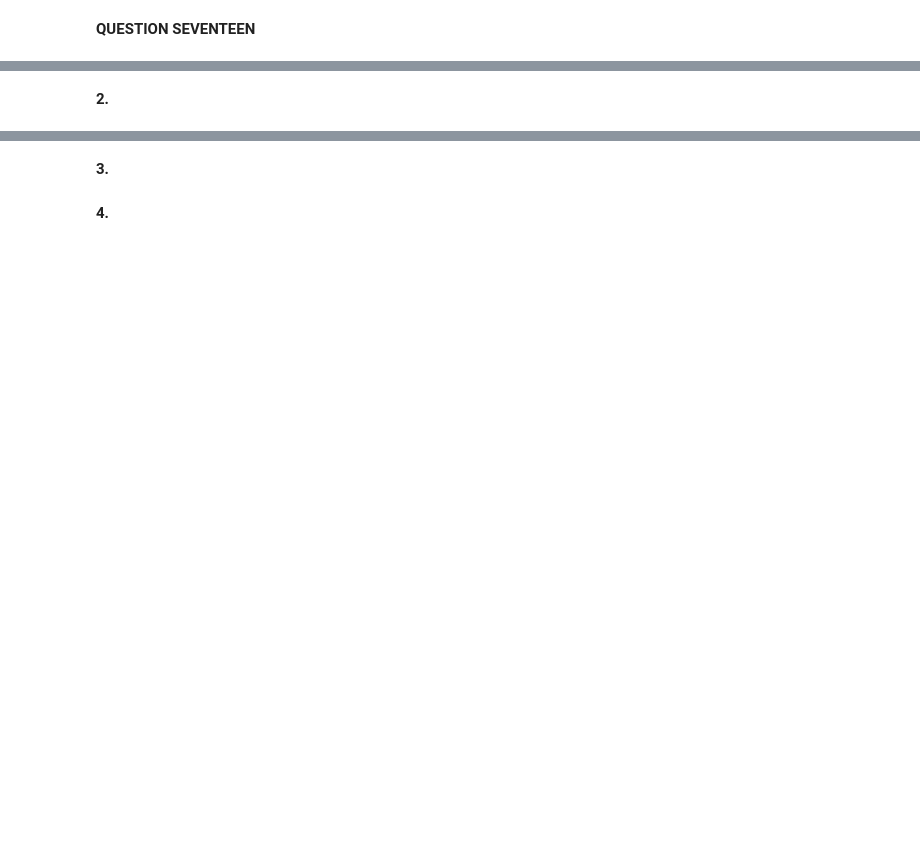
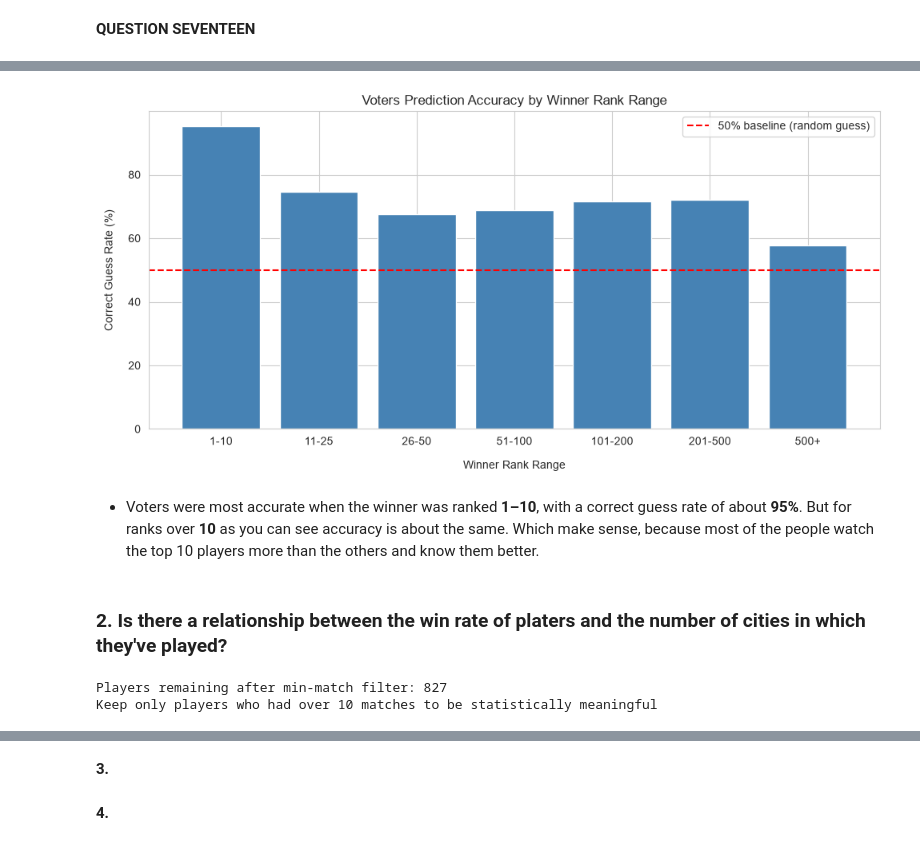
Before and after one commit to tarannommoghimi/Tennis-project, a Jupyter notebook: TennisDataProject.ipynb, the cells around one changed output, grey strips where cells are left out. Cells and saved outputs as stored; diff of their text form; code cells hidden in the pictures; blank space fills up the shorter version.

```diff
--- a/TennisDataProject.ipynb
+++ b/TennisDataProject.ipynb
@@ -916,0 +1694,28 @@ Passing `palette` without assigning `hue` is deprecated and will be removed in v
+# %%
+match_df["voters_correct"] = (
+    match_df["voters_pick"] == match_df["winner_code"]
+).astype(int)
+
+match_df["winner_rank"] = np.where(
+    match_df["winner_code"] == 1,
+    match_df["home_rank"],
+    match_df["away_rank"])
+# %%
+rank_bins   = [0, 10, 25, 50, 100, 200, 500, np.inf]
+rank_labels = ["1-10", "11-25", "26-50", "51-100", "101-200", "201-500", "500+"]
+
+match_df["rank_group"] = pd.cut(
+    match_df["winner_rank"],
+    bins=rank_bins,
+    labels=rank_labels )
+
+result = (match_df.groupby("rank_group", observed=True)
+    .agg(
+        total_matches=("voters_correct", "count"),
+        correct_guesses=("voters_correct", "sum"),
+        correct_pct=("voters_correct", "mean"))
+    .reset_index()
+    .assign(correct_pct=lambda d: (d["correct_pct"] * 100).round(2)))
+
+print("\n Voters Prediction Accuracy by Winner Rank Range:\n")
+print(result.to_string(index=False))
@@ -917,2 +1733,22 @@ Passing `palette` without assigning `hue` is deprecated and will be removed in v
+# %%
+plt.figure(figsize=(10, 5))
+plt.bar(
+    result["rank_group"].astype(str),
+    result["correct_pct"],
+    color="steelblue",
+    edgecolor="white")
+
+plt.axhline(50, color="red", linestyle="--", label="50% baseline (random guess)")
+
+plt.title("Voters Prediction Accuracy by Winner Rank Range")
+plt.xlabel("Winner Rank Range" , labelpad=12)
+plt.ylabel("Correct Guess Rate (%)" , labelpad=12)
+plt.legend()
+plt.tight_layout()
+plt.show()
+# %% [output]
+[figure, added]
+# %% [markdown]
+- Voters were most accurate when the winner was ranked **1–10**, with a correct guess rate of about **95%**. But for ranks over **10** as you can see accuracy is about the same. Which make sense, because most of the people watch the top 10 players more than the others and know them better.
 # %% [markdown]
-**2.**
+### **2.** Is there a relationship between the win rate of platers and the number of cities in which they've played?
@@ -918,0 +1805,16 @@ Passing `palette` without assigning `hue` is deprecated and will be removed in v
+# %%
+player_stats = (player_df.groupby("player_id")
+    .agg(
+        total_matches=("won",  "count"),
+        total_wins=("won",    "sum"),
+        distinct_cities=("city", "nunique"))
+    .reset_index())
+
+player_stats["win_rate"] = (
+    player_stats["total_wins"] / player_stats["total_matches"]).round(4)
+
+player_stats = player_stats[player_stats["total_matches"] >= 10]
+print(f"Players remaining after min-match filter: {len(player_stats):,} \nKeep only players who had over 10 matches to be statistically meaningful")
+# %% [output]
+Players remaining after min-match filter: 827
+Keep only players who had over 10 matches to be statistically meaningful
```
Also changed, not shown: parts of 76 cells of this notebook.
